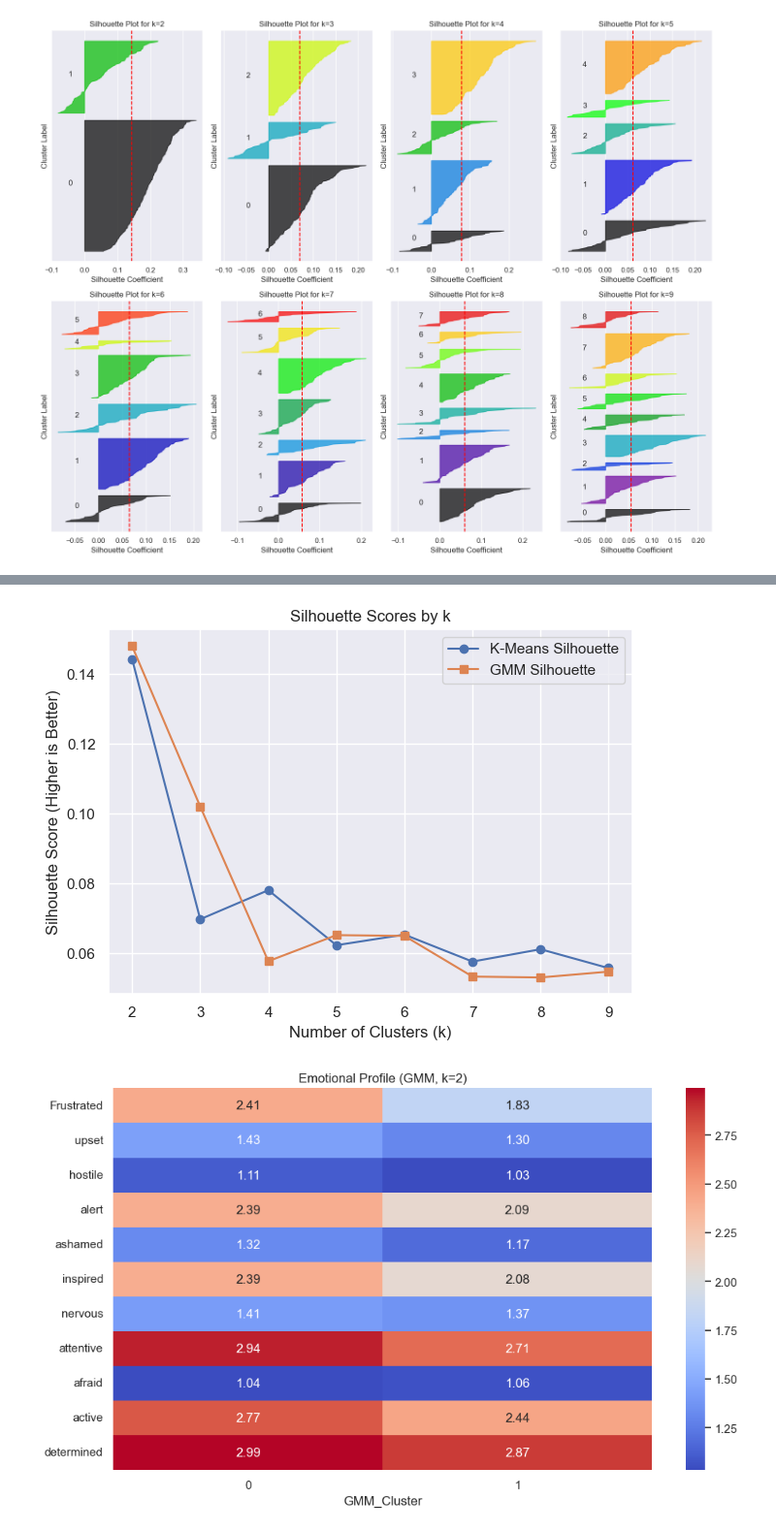
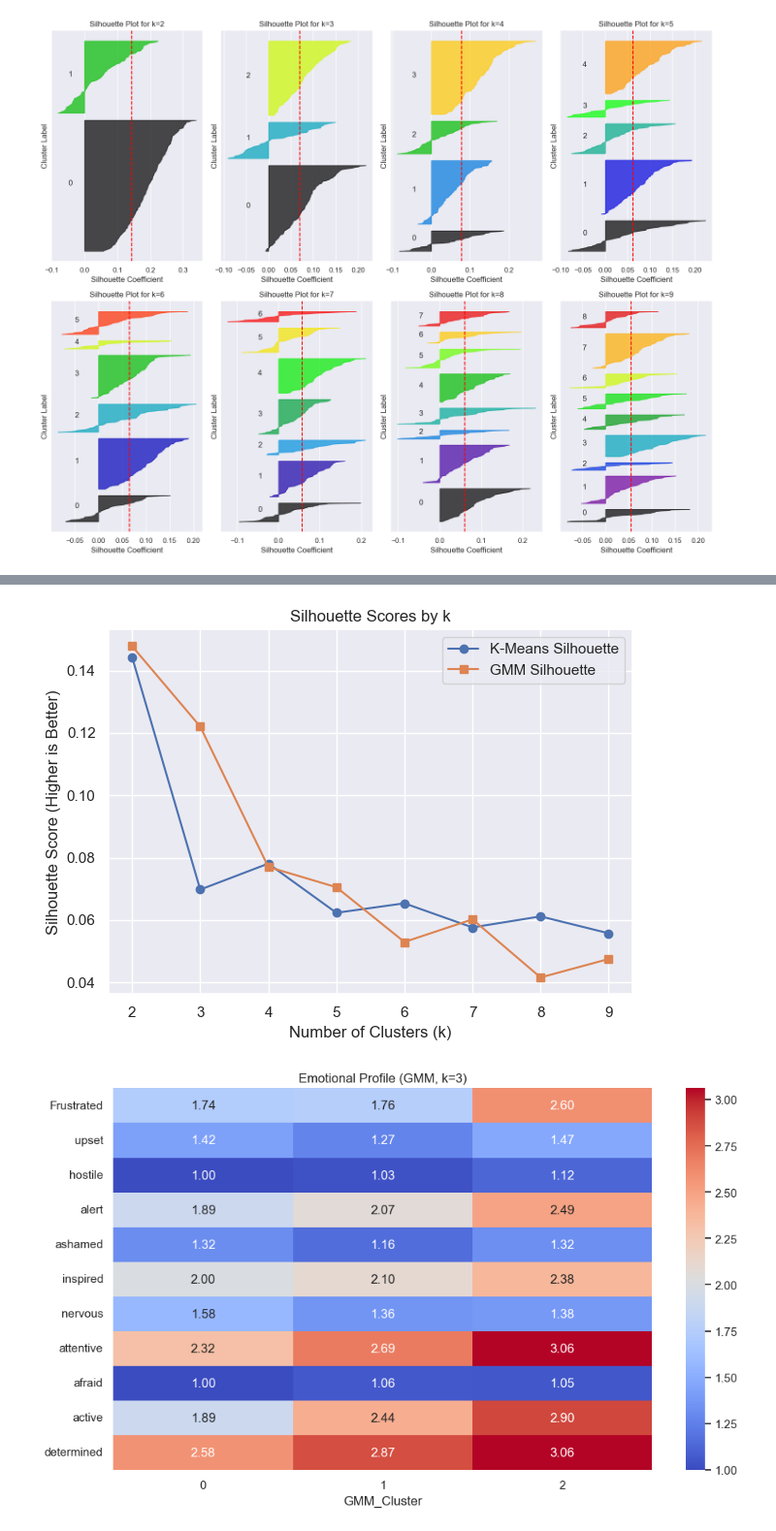
Before and after one commit to Neismo/CDA-HandIn, a Jupyter notebook: Case2/data_look_Kuba.ipynb, the cells around one changed output, grey strips where cells are left out. Shown at 97% size. Drawn from its saved outputs; the diff is of its cells as text; code cells hidden in the pictures.

```diff
--- a/Case2/data_look_Kuba.ipynb
+++ b/Case2/data_look_Kuba.ipynb
@@ -137,14 +138,24 @@ axes = axes.flatten()
 valid_ks_gmm = []
 gmm_silhouette_scores = []
 gmm_labels = []
+gmm_scores = []
+gmm_aic = []
+gmm_bic = []
 
 for idx, k in enumerate(k_range):
     ax = axes[idx]
 
-    gmm = GaussianMixture(n_components=k, covariance_type='full', random_state=42)
+    gmm = GaussianMixture(n_components=k, covariance_type='full',n_init=20, max_iter=1000, random_state=42, reg_covar=1e-6,)
 
     cluster_labels = gmm.fit_predict(X_scaled_individual)
+    cluster_scores = gmm.score(X_scaled_individual)
+    cluster_aic = gmm.aic(X_scaled_individual)
+    cluster_bic = gmm.bic(X_scaled_individual)
+
     gmm_labels.append(cluster_labels)
+    gmm_scores.append(cluster_scores)
+    gmm_aic.append(cluster_aic)
+    gmm_bic.append(cluster_bic)
 
     global_avg_score = silhouette_score(X_scaled_individual, cluster_labels)
     sample_scores = silhouette_samples(X_scaled_individual, cluster_labels)
@@ -223,24 +253,24 @@ plt.tight_layout()
 # plt.savefig('cluster_evaluation.png')
 plt.show()
 # %% [output]
-[figure, old version]
+[figure, new version]
 # %%
 # Choose K, for GMM, see profiles for emotional states in clusters!
-_K = 2
+_K = 3
 
 emotion_cols = ['Frustrated', 'upset', 'hostile', 'alert', 'ashamed', 'inspired', 'nervous', 'attentive', 'afraid', 'active', 'determined']
 Y_analysis = Y.copy()
 Y_analysis['GMM_Cluster'] = gmm_labels[_K - 2]
 cluster_profiles = Y_analysis.groupby('GMM_Cluster')[emotion_cols].mean()
 
 plt.figure(figsize=(10, 6))
 sns.heatmap(cluster_profiles.T, annot=True, cmap='coolwarm', fmt=".2f")
 plt.title(f'Emotional Profile (GMM, k={_K})')
 plt.tight_layout()
 plt.savefig(f'cluster_emotional_profiles_{_K}.png')
 plt.show()
 # %% [output]
-[figure, old version]
+[figure, new version]
 # %%
 def cohens_d_per_cluster(X, labels, feature_names):
     n_clusters = len(np.unique(labels))
```
Also changed, not shown: parts of 4 cells of this notebook, 8 other files.
